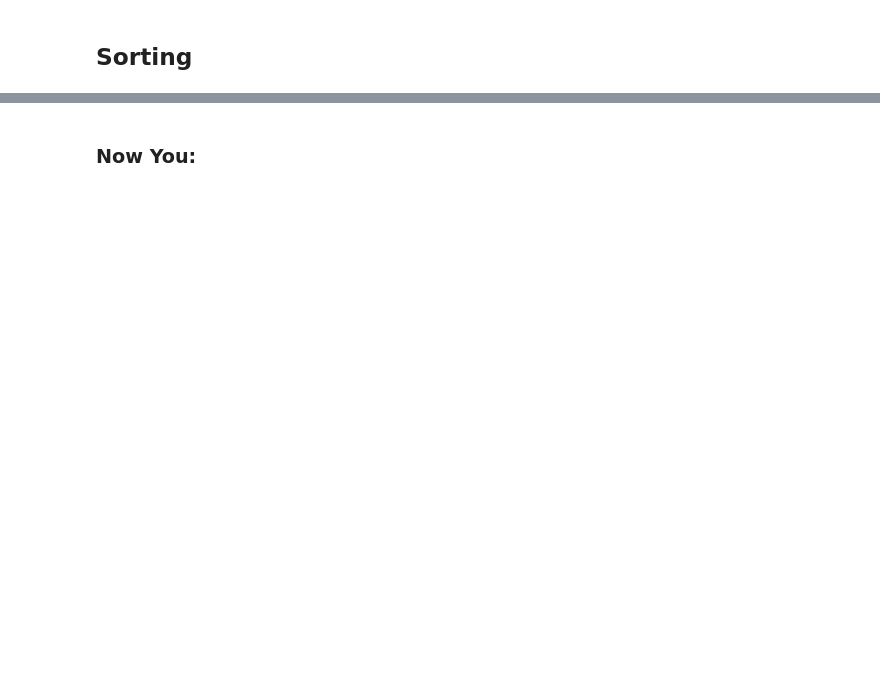
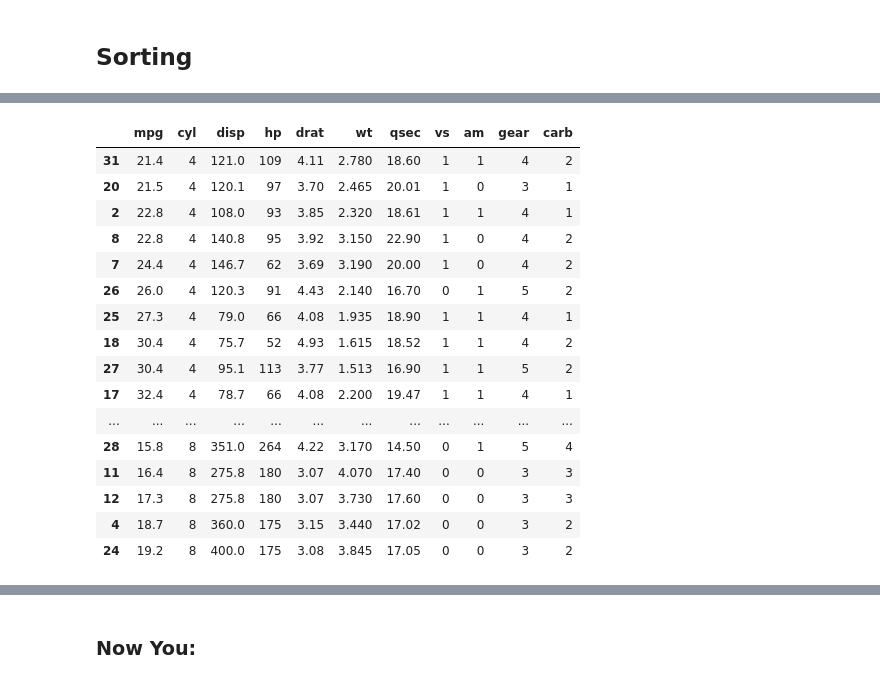
Before and after one commit to rickwp08/associads, a Jupyter notebook: intro-to-pandas-starter-code-ec.ipynb, the cells around one changed output, grey strips where cells are left out. Drawn from its saved outputs; the diff is of its cells as text; code cells hidden in the pictures; blank space fills up the shorter version.

```diff
--- a/intro-to-pandas-starter-code-ec.ipynb
+++ b/intro-to-pandas-starter-code-ec.ipynb
@@ -689,0 +850,22 @@ cars.iloc[2:7, 3:6]
+# %%
+# Order by multiple columns.
+# Order by cyl, then mpg.
+cars.sort_values(['cyl', 'mpg'])
+# %% [output]
+|  | mpg | cyl | disp | hp | drat | wt | qsec | vs | am | gear | carb |
+| 31 | 21.4 | 4 | 121.0 | 109 | 4.11 | 2.780 | 18.60 | 1 | 1 | 4 | 2 |
+| 20 | 21.5 | 4 | 120.1 | 97 | 3.70 | 2.465 | 20.01 | 1 | 0 | 3 | 1 |
+| 2 | 22.8 | 4 | 108.0 | 93 | 3.85 | 2.320 | 18.61 | 1 | 1 | 4 | 1 |
+| 8 | 22.8 | 4 | 140.8 | 95 | 3.92 | 3.150 | 22.90 | 1 | 0 | 4 | 2 |
+| 7 | 24.4 | 4 | 146.7 | 62 | 3.69 | 3.190 | 20.00 | 1 | 0 | 4 | 2 |
+| 26 | 26.0 | 4 | 120.3 | 91 | 4.43 | 2.140 | 16.70 | 0 | 1 | 5 | 2 |
+| 25 | 27.3 | 4 | 79.0 | 66 | 4.08 | 1.935 | 18.90 | 1 | 1 | 4 | 1 |
+| 18 | 30.4 | 4 | 75.7 | 52 | 4.93 | 1.615 | 18.52 | 1 | 1 | 4 | 2 |
+| 27 | 30.4 | 4 | 95.1 | 113 | 3.77 | 1.513 | 16.90 | 1 | 1 | 5 | 2 |
+| 17 | 32.4 | 4 | 78.7 | 66 | 4.08 | 2.200 | 19.47 | 1 | 1 | 4 | 1 |
+| ... | ... | ... | ... | ... | ... | ... | ... | ... | ... | ... | ... |
+| 28 | 15.8 | 8 | 351.0 | 264 | 4.22 | 3.170 | 14.50 | 0 | 1 | 5 | 4 |
+| 11 | 16.4 | 8 | 275.8 | 180 | 3.07 | 4.070 | 17.40 | 0 | 0 | 3 | 3 |
+| 12 | 17.3 | 8 | 275.8 | 180 | 3.07 | 3.730 | 17.60 | 0 | 0 | 3 | 3 |
+| 4 | 18.7 | 8 | 360.0 | 175 | 3.15 | 3.440 | 17.02 | 0 | 0 | 3 | 2 |
+| 24 | 19.2 | 8 | 400.0 | 175 | 3.08 | 3.845 | 17.05 | 0 | 0 | 3 | 2 |
```
Also changed, not shown: parts of 57 cells of this notebook, 3 other files.
